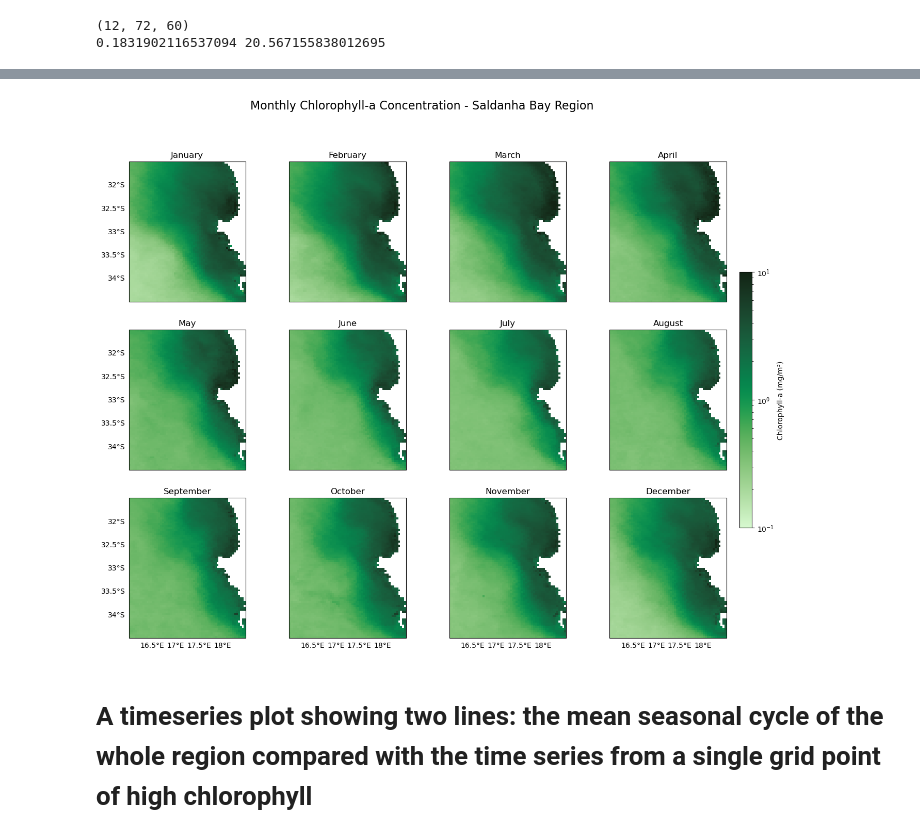
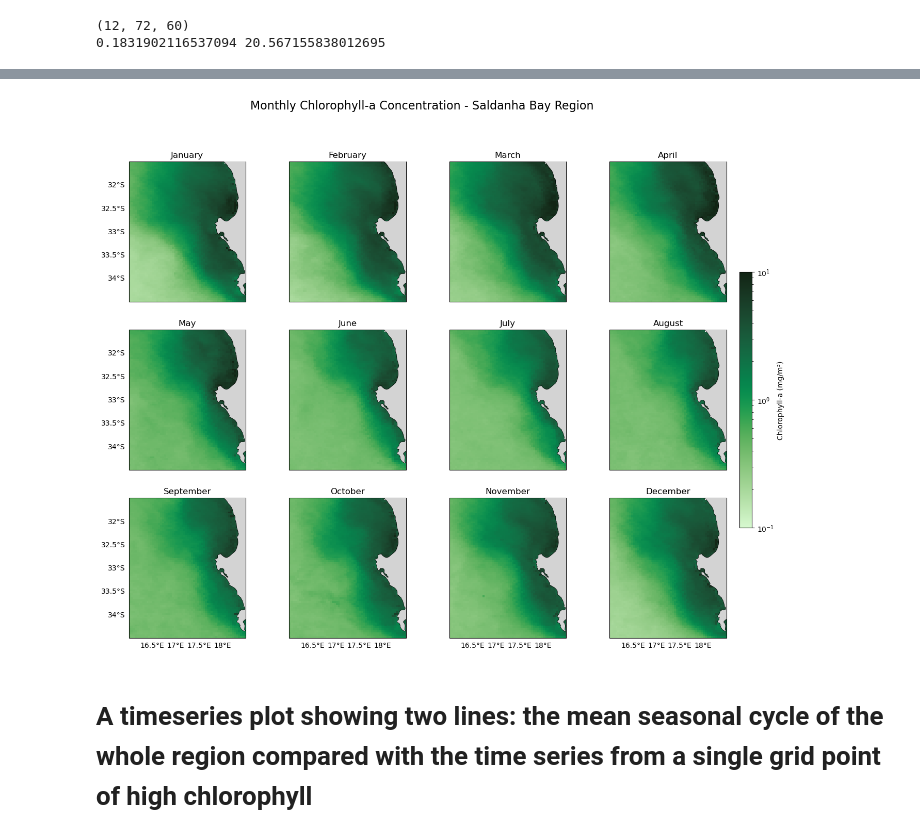
Before and after one commit to SCaluza/SAMOS2026-Core3CS-SALDANA-BAY, a Jupyter notebook: Ocean_colour_analysis.ipynb, the cells around one changed output, grey strips where cells are left out. Drawn from its saved outputs; the diff is of its cells as text; code cells hidden in the pictures.

```diff
--- a/Ocean_colour_analysis.ipynb
+++ b/Ocean_colour_analysis.ipynb
@@ -210,6 +230,7 @@ print(float(subset.min()), float(subset.max()))
 import xarray as xr
 import matplotlib.pyplot as plt
 import cartopy.crs as ccrs
+import cartopy.feature as cfeature
 from matplotlib.colors import LogNorm
 import pandas as pd
 import cmocean
@@ -227,34 +248,40 @@ im = None
 
 for i, ax in enumerate(axes):
     da = subset.isel(time=i)
     im = da.plot(
         ax=ax,
         transform=ccrs.PlateCarree(),
         cmap=cmocean.cm.algae,
         norm=LogNorm(vmin=0.1, vmax=10),
         add_colorbar=False
     )
+     # Add land and coastline
+    ax.add_feature(
+        cfeature.LAND.with_scale("10m"),
+        facecolor="lightgrey", zorder=3
+    )
+    ax.coastlines(resolution="10m", color="black", linewidth=1)
 
     # Labels only on outer edges
     gl = ax.gridlines(draw_labels=True, linewidth=0, color='none')
     gl.top_labels = False
     gl.right_labels = False
     gl.left_labels = (i % 4 == 0)      # left column only
     gl.bottom_labels = (i >= 8)        # bottom row only
 
     # Month title
     date = pd.to_datetime(da['time'].values)
     ax.set_title(date.strftime("%B"))
 
 # Shared vertical colorbar on the right side
 plt.suptitle("Monthly Chlorophyll-a Concentration - Saldanha Bay Region", fontsize=16)
 plt.subplots_adjust(right=0.9)
 cbar = fig.colorbar(im, ax=axes, orientation='vertical', fraction=0.02, pad=0.02)
 cbar.set_label("Chlorophyll-a (mg/m³)")
 plt.savefig("figures/chl_monthly.png", dpi=300, bbox_inches="tight")
 plt.show()
 # %% [output]
-[figure, old version]
+[figure, new version]
 # %% [markdown]
 # A timeseries plot showing two lines: the mean seasonal cycle of the whole region compared with the time series from a single grid point of high chlorophyll
 # %%
```
Also changed, not shown: parts of 1 cell of this notebook, 1 other file.
